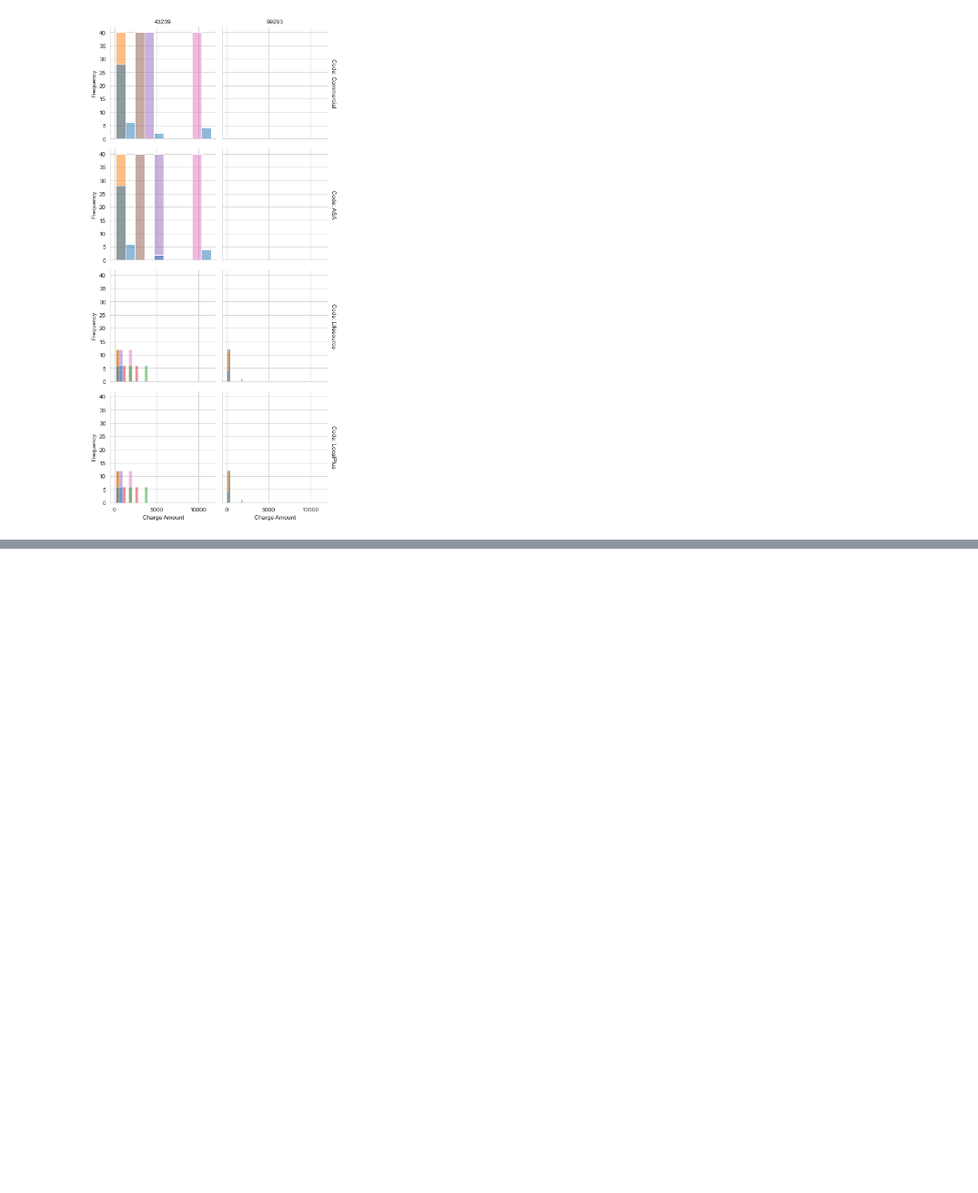
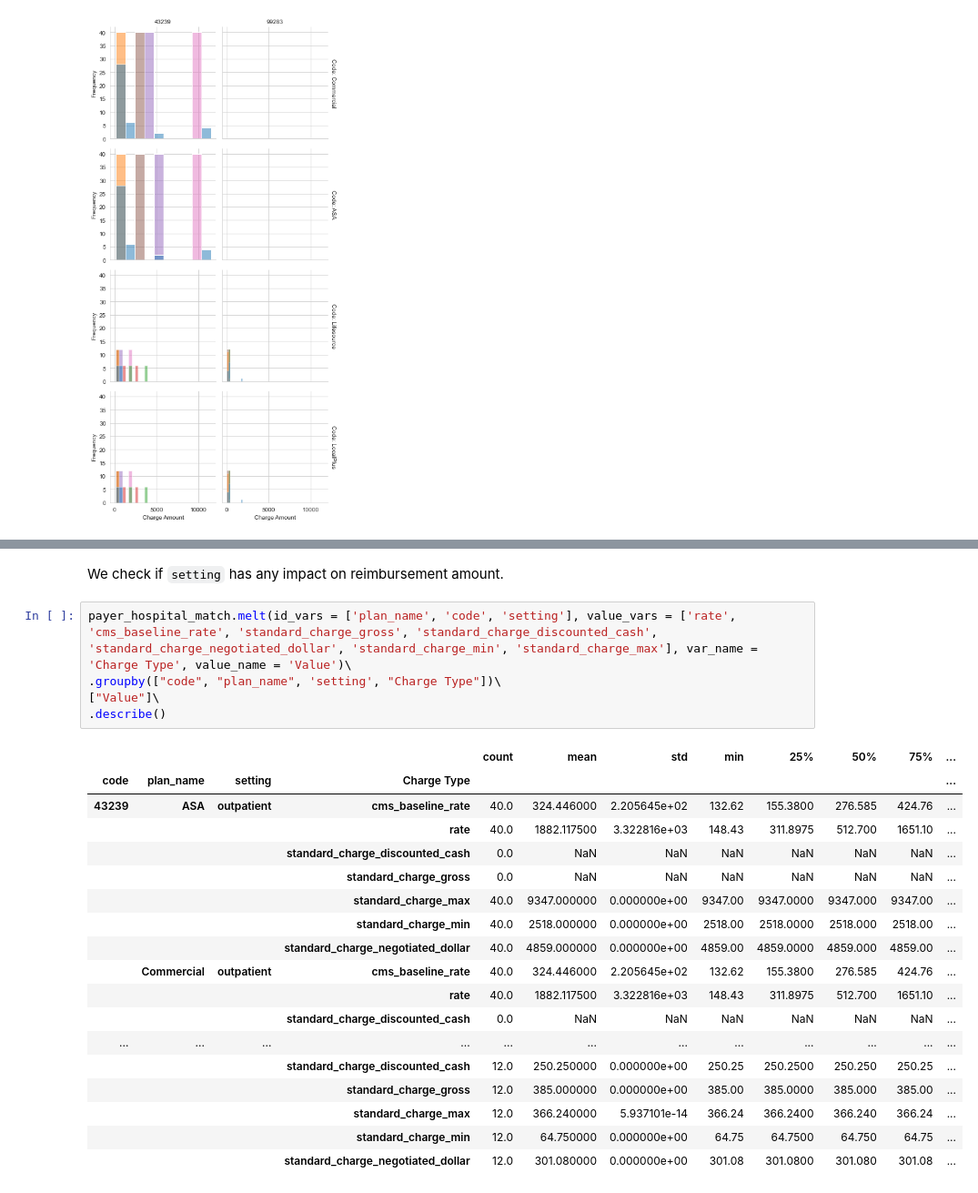
Before and after one commit to adaduvai/serifhealth_takehome_ds_ad, a Jupyter notebook: Serif Health Take-Home Assessment.ipynb, the cells around one changed output, grey strips where cells are left out. Shown at 91% size. Saved outputs shown, nothing was run; the diff lists cells and outputs as text; blank space fills up the shorter version.

```diff
--- a/Serif Health Take-Home Assessment.ipynb
+++ b/Serif Health Take-Home Assessment.ipynb
@@ -648,0 +658,26 @@ g.set_titles(col_template="{col_name}", row_template="Code: {row_name}")
+# %% [markdown]
+We check if `setting` has any impact on reimbursement amount.
+# %%
+payer_hospital_match.melt(id_vars = ['plan_name', 'code', 'setting'], value_vars = ['rate', 'cms_baseline_rate', 'standard_charge_gross', 'standard_charge_discounted_cash', 'standard_charge_negotiated_dollar', 'standard_charge_min', 'standard_charge_max'], var_name = 'Charge Type', value_name = 'Value')\
+.groupby(["code", "plan_name", 'setting', "Charge Type"])\
+["Value"]\
+.describe()
+# %% [output]
+|  |  |  |  | count | mean | std | min | 25% | 50% | 75% | ... |
+| code | plan_name | setting | Charge Type |  |  |  |  |  |  |  | ... |
+| 43239 | ASA | outpatient | cms_baseline_rate | 40.0 | 324.446000 | 2.205645e+02 | 132.62 | 155.3800 | 276.585 | 424.76 | ... |
+|  |  |  | rate | 40.0 | 1882.117500 | 3.322816e+03 | 148.43 | 311.8975 | 512.700 | 1651.10 | ... |
+|  |  |  | standard_charge_discounted_cash | 0.0 | NaN | NaN | NaN | NaN | NaN | NaN | ... |
+|  |  |  | standard_charge_gross | 0.0 | NaN | NaN | NaN | NaN | NaN | NaN | ... |
+|  |  |  | standard_charge_max | 40.0 | 9347.000000 | 0.000000e+00 | 9347.00 | 9347.0000 | 9347.000 | 9347.00 | ... |
+|  |  |  | standard_charge_min | 40.0 | 2518.000000 | 0.000000e+00 | 2518.00 | 2518.0000 | 2518.000 | 2518.00 | ... |
+|  |  |  | standard_charge_negotiated_dollar | 40.0 | 4859.000000 | 0.000000e+00 | 4859.00 | 4859.0000 | 4859.000 | 4859.00 | ... |
+|  | Commercial | outpatient | cms_baseline_rate | 40.0 | 324.446000 | 2.205645e+02 | 132.62 | 155.3800 | 276.585 | 424.76 | ... |
+|  |  |  | rate | 40.0 | 1882.117500 | 3.322816e+03 | 148.43 | 311.8975 | 512.700 | 1651.10 | ... |
+|  |  |  | standard_charge_discounted_cash | 0.0 | NaN | NaN | NaN | NaN | NaN | NaN | ... |
+| ... | ... | ... | ... | ... | ... | ... | ... | ... | ... | ... | ... |
+|  |  |  | standard_charge_discounted_cash | 12.0 | 250.250000 | 0.000000e+00 | 250.25 | 250.2500 | 250.250 | 250.25 | ... |
+|  |  |  | standard_charge_gross | 12.0 | 385.000000 | 0.000000e+00 | 385.00 | 385.0000 | 385.000 | 385.00 | ... |
+|  |  |  | standard_charge_max | 12.0 | 366.240000 | 5.937101e-14 | 366.24 | 366.2400 | 366.240 | 366.24 | ... |
+|  |  |  | standard_charge_min | 12.0 | 64.750000 | 0.000000e+00 | 64.75 | 64.7500 | 64.750 | 64.75 | ... |
+|  |  |  | standard_charge_negotiated_dollar | 12.0 | 301.080000 | 0.000000e+00 | 301.08 | 301.0800 | 301.080 | 301.08 | ... |
```
Also changed, not shown: parts of 16 cells of this notebook.
